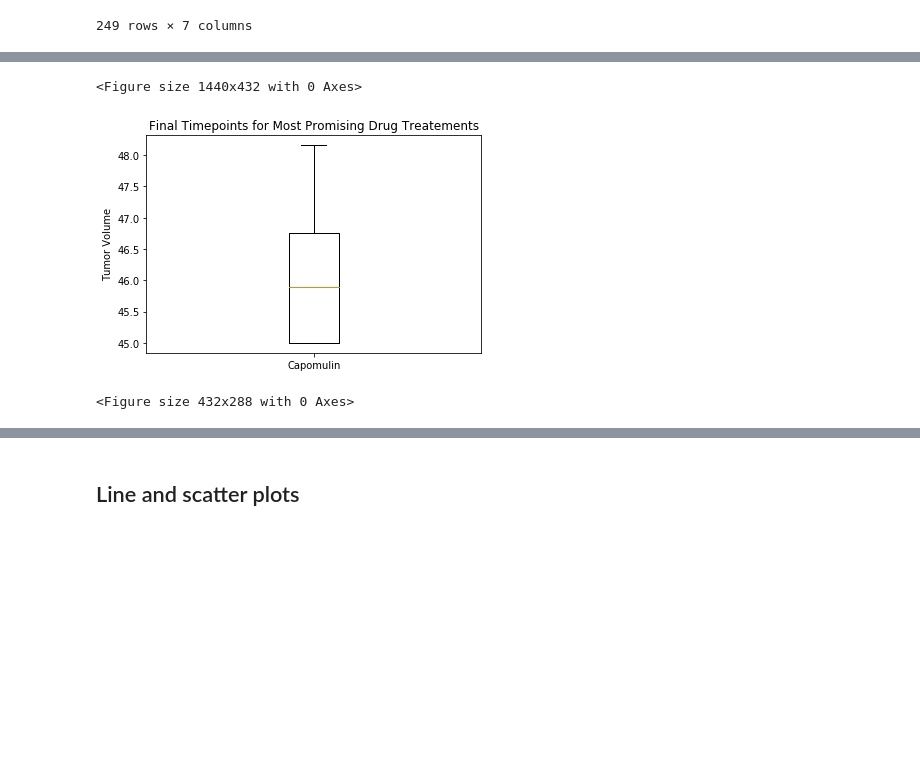
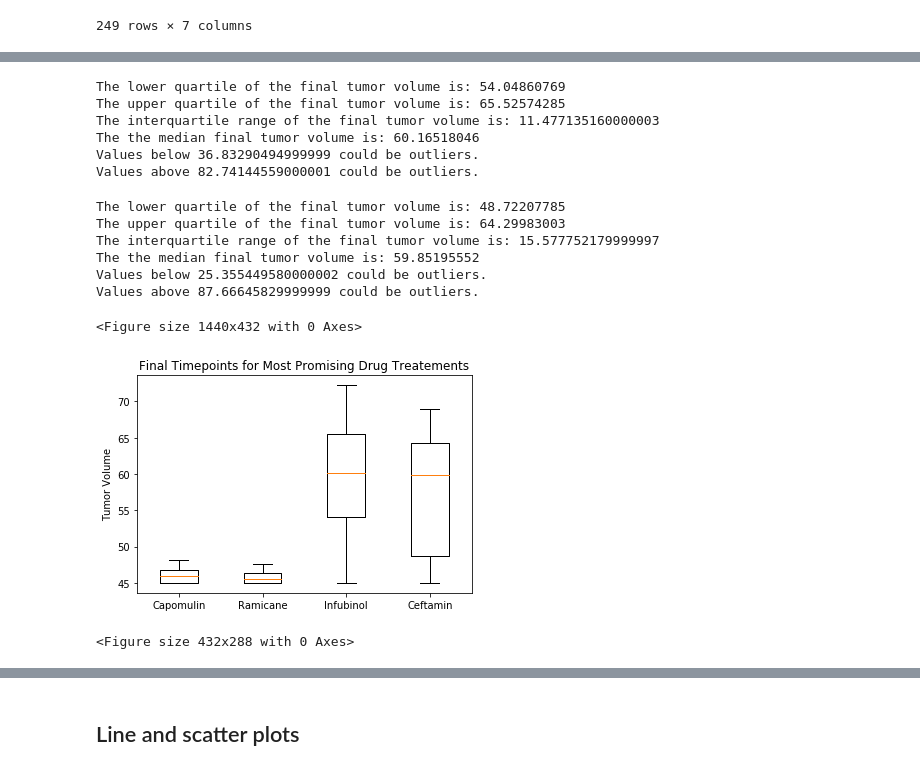
Before and after one commit to jlheen/matplotlib-challenge, a Jupyter notebook: pymaceuticals.ipynb, the cells around one changed output, grey strips where cells are left out. Drawn from its saved outputs; the diff is of its cells as text; code cells hidden in the pictures; blank space fills up the shorter version.

Commit message:
Finalized homework version.

```diff
--- a/pymaceuticals.ipynb
+++ b/pymaceuticals.ipynb
@@ -279,9 +263,9 @@ plt.pie(gender_tests, labels=labels, colors=colors,
 # %%
 # One way to retrieve the values for the final tumor volume would be to retrieve the max value of all the columns,
 # in order to isolate the highest record for each mouse's final recorded timepoint and tumor volume.
-# This assumes that the max timepoint is also the final timepoint.
-new_df = complete_df.groupby(["Mouse ID"]).max()
-new_df
+# This assumes that the at the maximum timepoint for each mouse, the corresponding tumor volume is the final tumor volume
+max_df = complete_df.groupby(["Mouse ID"]).max()
+max_df
 # %% [output]
 |  | Drug Regimen | Sex | Age_months | Weight (g) | Timepoint | Tumor Volume (mm3) | Metastatic Sites |
 | Mouse ID |  |  |  |  |  |  |  |
@@ -321,7 +284,8 @@ timepoints_df.head(50)
 # %%
-# From here, capture the values for the Capomulin drug regimen
-max_Cap_df = new_df.loc[(new_df["Drug Regimen"] == "Capomulin"),:]
-max_Cap_df
+# From here, capture the values for the specified most promising drugs
+# The first set of values is a dataframe composed only of the max values of each mouse treated with the Capomulin drug regimen
+max_Cap_df = max_df.loc[(max_df["Drug Regimen"] == "Capomulin"),:]
+max_Cap_df.head()
 # %% [output]
 |  | Drug Regimen | Sex | Age_months | Weight (g) | Timepoint | Tumor Volume (mm3) | Metastatic Sites |
 | Mouse ID |  |  |  |  |  |  |  |
@@ -385,2 +318,7 @@ The the median tumor volume is: 45.89372032
 Values below 42.376491720000004 could be outliers.
 Values above 49.37251379999999 could be outliers.
+# %%
+# From here, capture the data frames for other three most promising drugs
+max_Ram_df = max_df.loc[(max_df["Drug Regimen"] == "Ramicane"),:]
+max_Inf_df = max_df.loc[(max_df["Drug Regimen"] == "Infubinol"),:]
+max_Cef_df = max_df.loc[(max_df["Drug Regimen"] == "Ceftamin"),:]
@@ -387,14 +348,70 @@ Values above 49.37251379999999 could be outliers.
+# %%
+# Now the statistics measures are outlined for each of the other three promising drug regimen treatments
+quartiles = max_Inf_df["Tumor Volume (mm3)"].quantile([.25,.5,.75])
+lowerq = quartiles[0.25]
+upperq = quartiles[0.75]
+iqr = upperq-lowerq
+
+print(f"The lower quartile of the final tumor volume is: {lowerq}")
+print(f"The upper quartile of the final tumor volume is: {upperq}")
+print(f"The interquartile range of the final tumor volume is: {iqr}")
+print(f"The the median final tumor volume is: {quartiles[0.5]} ")
+
+lower_bound = lowerq - (1.5*iqr)
+upper_bound = upperq + (1.5*iqr)
+print(f"Values below {lower_bound} could be outliers.")
+print(f"Values above {upper_bound} could be outliers.")
+# %% [output]
+The lower quartile of the final tumor volume is: 54.04860769
+The upper quartile of the final tumor volume is: 65.52574285
+The interquartile range of the final tumor volume is: 11.477135160000003
+The the median final tumor volume is: 60.16518046
+Values below 36.83290494999999 could be outliers.
+Values above 82.74144559000001 could be outliers.
+# %%
+# Now the statistics measures are outlined for each of the other three promising drug regimen treatments
+quartiles = max_Cef_df["Tumor Volume (mm3)"].quantile([.25,.5,.75])
+lowerq = quartiles[0.25]
+upperq = quartiles[0.75]
+iqr = upperq-lowerq
+
+print(f"The lower quartile of the final tumor volume is: {lowerq}")
+print(f"The upper quartile of the final tumor volume is: {upperq}")
+print(f"The interquartile range of the final tumor volume is: {iqr}")
+print(f"The the median final tumor volume is: {quartiles[0.5]} ")
+
+lower_bound = lowerq - (1.5*iqr)
+upper_bound = upperq + (1.5*iqr)
+print(f"Values below {lower_bound} could be outliers.")
+print(f"Values above {upper_bound} could be outliers.")
+# %% [output]
+The lower quartile of the final tumor volume is: 48.72207785
+The upper quartile of the final tumor volume is: 64.29983003
+The interquartile range of the final tumor volume is: 15.577752179999997
+The the median final tumor volume is: 59.85195552
+Values below 25.355449580000002 could be outliers.
+Values above 87.66645829999999 could be outliers.
+# %%
+# From these dataframes, the final tumor volume values are captured into separate lists
+tvs_Ca = max_Cap_df["Tumor Volume (mm3)"].values.tolist()
+tvs_Ram = max_Ram_df["Tumor Volume (mm3)"].values.tolist()
+tvs_Inf = max_Inf_df["Tumor Volume (mm3)"].values.tolist()
+tvs_Cef = max_Cef_df["Tumor Volume (mm3)"].values.tolist()
+# In order to combine all these into a box plots, these lists are combined into one new list
+data_to_plot = [tvs_Ca, tvs_Ram, tvs_Inf, tvs_Cef]
 # %%
 # This plot worked!!
+# Example outlier plot of reaction times
+
 fig1 = plt.figure(1, figsize=(20, 6))
 fig1, ax1 = plt.subplots()
 ax1.set_title('Final Timepoints for Most Promising Drug Treatements')
 ax1.set_xticklabels(['Capomulin', 'Ramicane', 'Infubinol', 'Ceftamin'])
 ax1.set_ylabel('Tumor Volume')
-ax1.boxplot(tvs_Ca)
+ax1.boxplot(data_to_plot)
 plt.show()
 plt.savefig("../box_whisker.png")
 # %% [output]
 <Figure size 1440x432 with 0 Axes>
-[figure, old version]
+[figure, new version]
 <Figure size 432x288 with 0 Axes>
```
Also changed, not shown: parts of 22 cells of this notebook.
